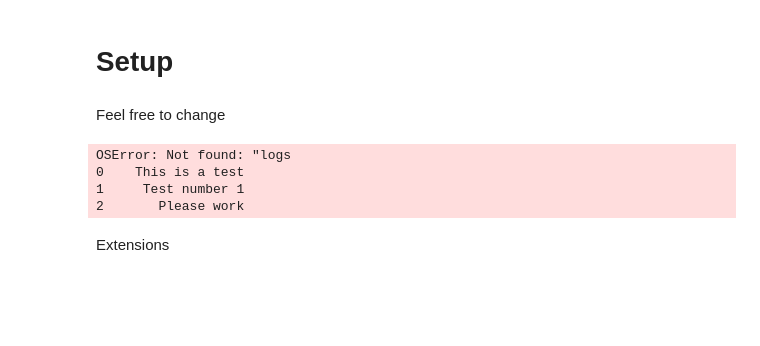
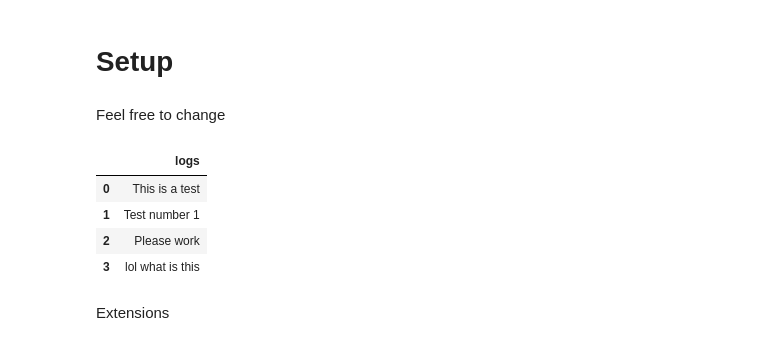
Before and after one commit to whytheevanssoftware/log-analyzer, a Jupyter notebook: assets/notebooks/longruntransformer.ipynb, the cells around one changed output. Saved outputs shown, nothing was run; the diff lists cells and outputs as text; code cells hidden in the pictures; blank space fills up the shorter version.

```diff
--- a/assets/notebooks/longruntransformer.ipynb
+++ b/assets/notebooks/longruntransformer.ipynb
@@ -9,15 +45,30 @@ Feel free to change
+# %%
+SOURCE = '/home/' + os.environ['USER'] + '/app'
+
+convert_sqlite_to_csv(SOURCE + '/data', 'db', 'logs')
+
+dummy_data = standardize_logs(dataset)
+dummy_data['log'].to_csv("demofile2.txt", header=False, sep=',', index=False)
+# %%
+# !spm_train --input="data/elastic_logs.db" --model_prefix="sentencepiece_model" --vocab_size=2000
+spm.SentencePieceTrainer.train(input=SOURCE + '/data/demofile2.txt',
+                               model_prefix='sentencepiece_model',
+                               vocab_size=2000)
 # %%
 import sentencepiece as spm
+import tensorflow_text as text
+import pandas as pd
 
 arr_list = ["This is a test", "Test number 1", "Please work", "lol what is this"]
 arr_df = pd.DataFrame(arr_list, columns=["logs"])
 
-spm.SentencePieceTrainer.train(input=arr_df, model_prefix='m', vocab_size=1000)
+sentencepiece = text.SentencepieceTokenizer()
 # %% [output]
-OSError: Not found: "logs
-0    This is a test
-1     Test number 1
-2       Please work
+|  | logs |
+| 0 | This is a test |
+| 1 | Test number 1 |
+| 2 | Please work |
+| 3 | lol what is this |
 # %%
 # -- Base -- #
 import os
```
Also changed, not shown: parts of 4 cells of this notebook.
